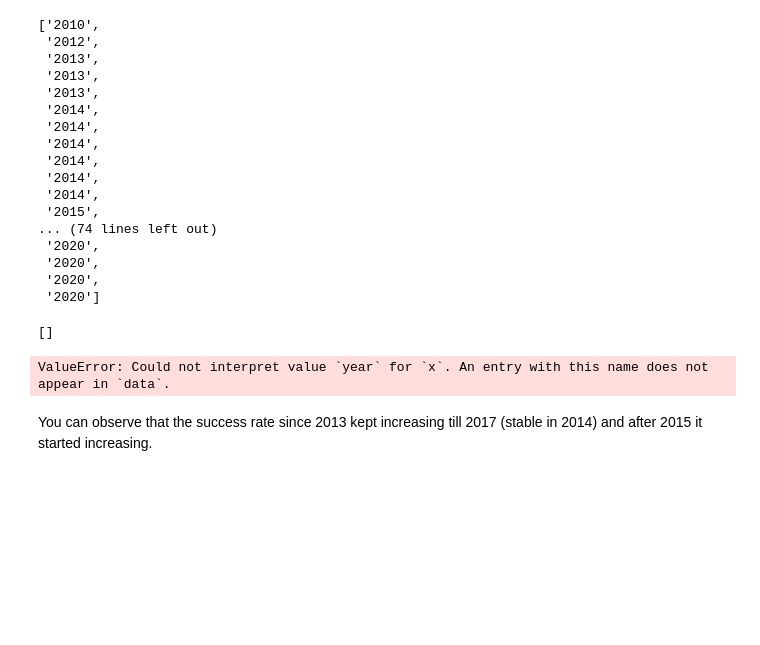
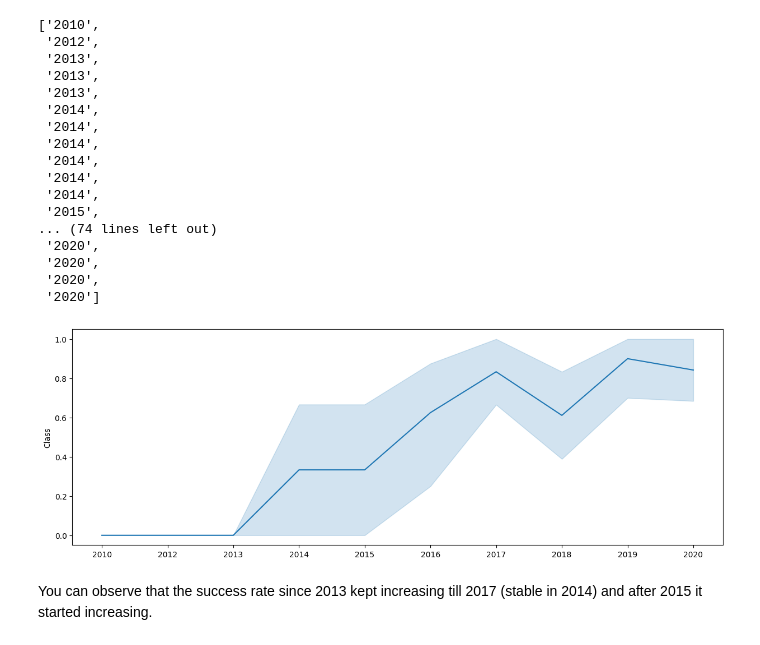
Before and after one commit to castypod/IBM_Data_Science_K10_M5, a Jupyter notebook: jupyter-labs-eda-dataviz-v2.ipynb, the cells around one changed output. Drawn from its saved outputs; the diff is of its cells as text; code cells hidden in the pictures; blank space fills up the shorter version.

```diff
--- a/jupyter-labs-eda-dataviz-v2.ipynb
+++ b/jupyter-labs-eda-dataviz-v2.ipynb
@@ -196,16 +180,12 @@ Extract_year()
  '2020',
  '2020',
  '2020']
-# %%
-year
-# %% [output]
-[]
 # %%
 # Plot a line chart with x axis to be the extracted year and y axis to be the success rate
-ax = sns.lineplot(data=df, x='year', y='Class')
+ax = sns.lineplot(data=df, x=year, y='Class')
 ax.figure.set_size_inches(15,5)
 # %% [output]
-ValueError: Could not interpret value `year` for `x`. An entry with this name does not appear in `data`.
+[figure, added]
 # %% [markdown]
 You can observe that the success rate since 2013 kept increasing till 2017 (stable in 2014) and after 2015 it started increasing.
 # %% [markdown]
```
Also changed, not shown: parts of 6 cells of this notebook.
